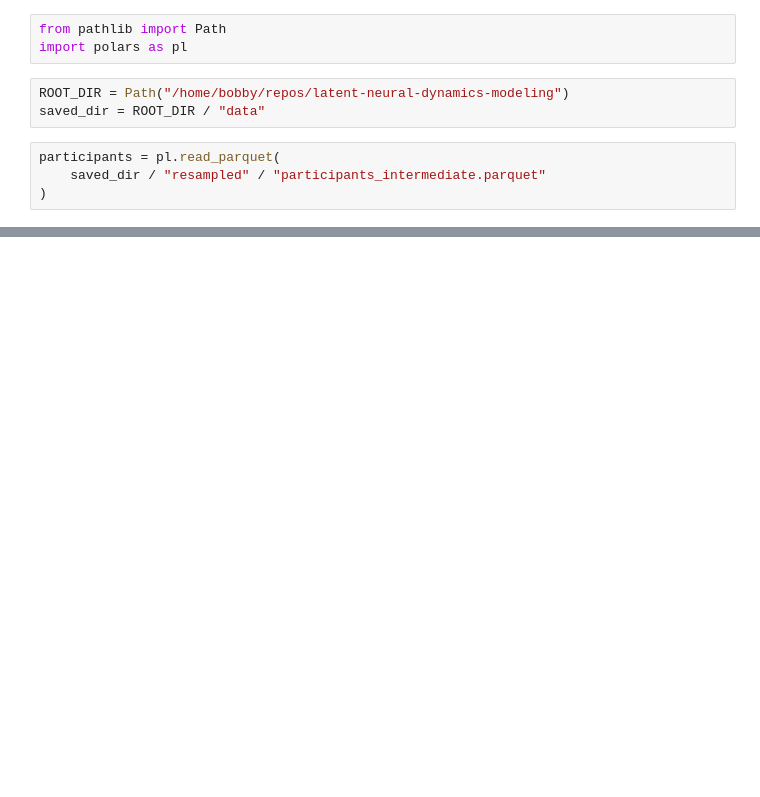
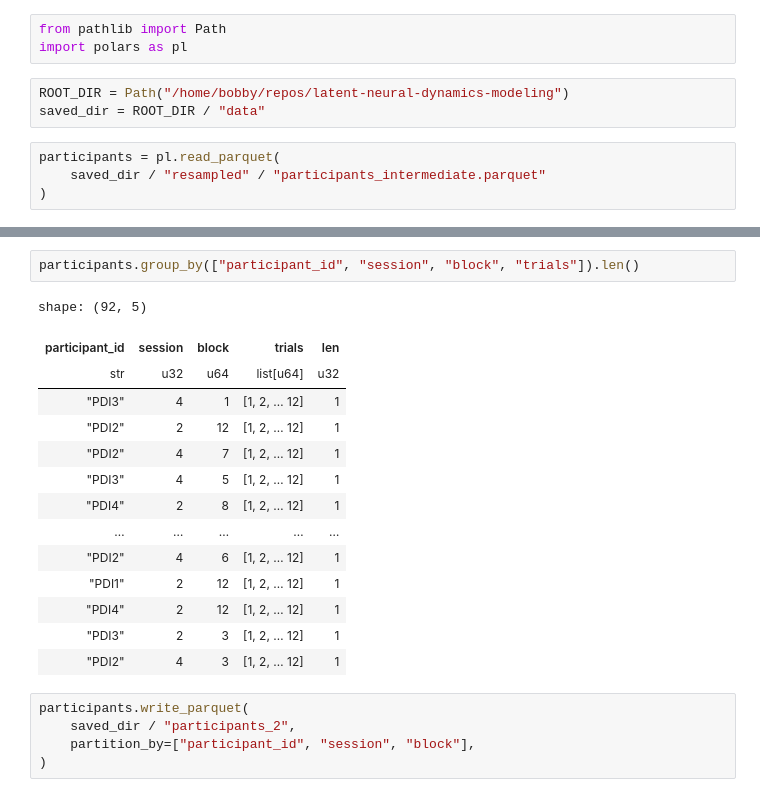
Before and after one commit to mirklys/latent-neural-dynamics-modeling, a Jupyter notebook: notebooks/data_analysis/table_labels.ipynb, the cells around one changed output, grey strips where cells are left out. Saved outputs shown, nothing was run; the diff lists cells and outputs as text; blank space fills up the shorter version.

```diff
--- a/notebooks/data_analysis/table_labels.ipynb
+++ b/notebooks/data_analysis/table_labels.ipynb
@@ -250,0 +163,22 @@ shape: (26, 69)
+# %%
+participants.group_by(["participant_id", "session", "block", "trials"]).len()
+# %% [output]
+shape: (92, 5)
+| participant_id | session | block | trials | len |
+| str | u32 | u64 | list[u64] | u32 |
+| "PDI3" | 4 | 1 | [1, 2, … 12] | 1 |
+| "PDI2" | 2 | 12 | [1, 2, … 12] | 1 |
+| "PDI2" | 4 | 7 | [1, 2, … 12] | 1 |
+| "PDI3" | 4 | 5 | [1, 2, … 12] | 1 |
+| "PDI4" | 2 | 8 | [1, 2, … 12] | 1 |
+| … | … | … | … | … |
+| "PDI2" | 4 | 6 | [1, 2, … 12] | 1 |
+| "PDI1" | 2 | 12 | [1, 2, … 12] | 1 |
+| "PDI4" | 2 | 12 | [1, 2, … 12] | 1 |
+| "PDI3" | 2 | 3 | [1, 2, … 12] | 1 |
+| "PDI2" | 4 | 3 | [1, 2, … 12] | 1 |
+# %%
+participants.write_parquet(
+    saved_dir / "participants_2",
+    partition_by=["participant_id", "session", "block"],
+)
```
Also changed, not shown: parts of 32 cells of this notebook, 8 other files.
